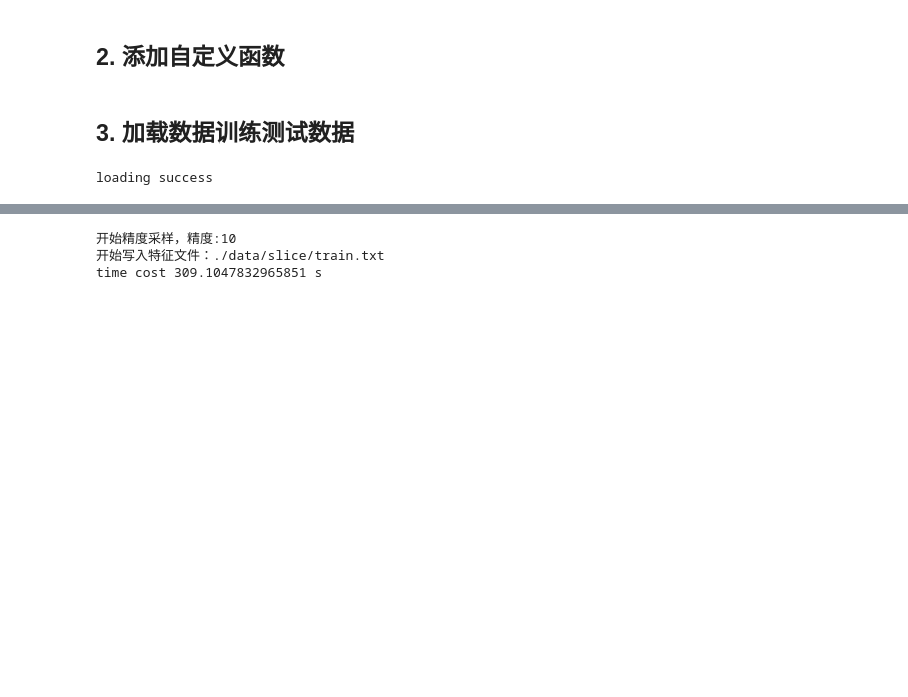
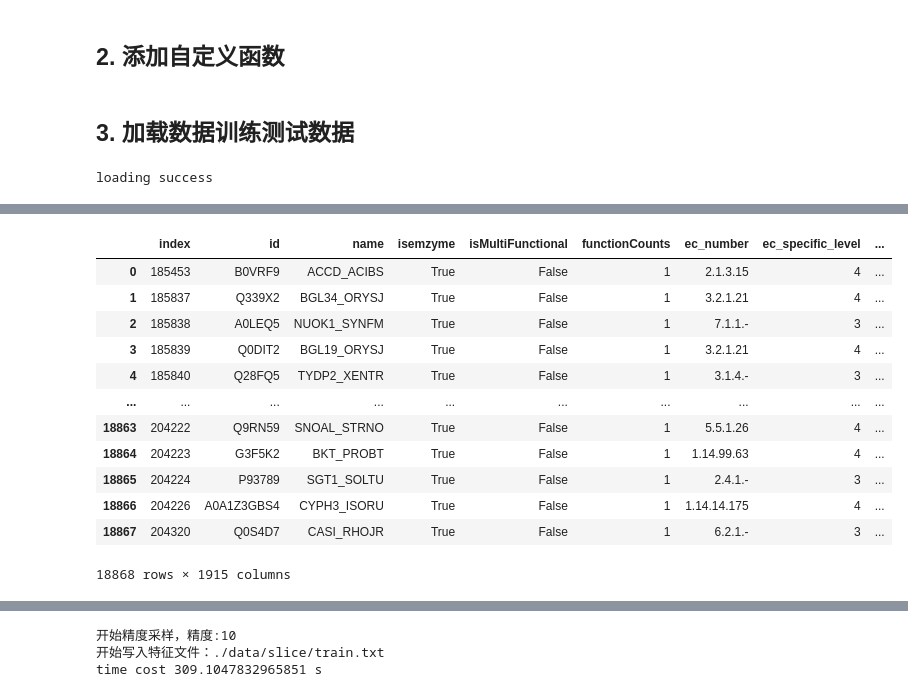
Before and after one commit to kingstdio/BioUniprot, a Jupyter notebook: tasks/task3/task3_slice.ipynb, the cells around one changed output, grey strips where cells are left out. Drawn from its saved outputs; the diff is of its cells as text; code cells hidden in the pictures; blank space fills up the shorter version.

```diff
--- a/tasks/task3/task3_slice.ipynb
+++ b/tasks/task3/task3_slice.ipynb
@@ -121,0 +147,16 @@ loading success
+# %%
+test
+# %% [output]
+|  | index | id | name | isemzyme | isMultiFunctional | functionCounts | ec_number | ec_specific_level | ... |
+| 0 | 185453 | B0VRF9 | ACCD_ACIBS | True | False | 1 | 2.1.3.15 | 4 | ... |
+| 1 | 185837 | Q339X2 | BGL34_ORYSJ | True | False | 1 | 3.2.1.21 | 4 | ... |
+| 2 | 185838 | A0LEQ5 | NUOK1_SYNFM | True | False | 1 | 7.1.1.- | 3 | ... |
+| 3 | 185839 | Q0DIT2 | BGL19_ORYSJ | True | False | 1 | 3.2.1.21 | 4 | ... |
+| 4 | 185840 | Q28FQ5 | TYDP2_XENTR | True | False | 1 | 3.1.4.- | 3 | ... |
+| ... | ... | ... | ... | ... | ... | ... | ... | ... | ... |
+| 18863 | 204222 | Q9RN59 | SNOAL_STRNO | True | False | 1 | 5.5.1.26 | 4 | ... |
+| 18864 | 204223 | G3F5K2 | BKT_PROBT | True | False | 1 | 1.14.99.63 | 4 | ... |
+| 18865 | 204224 | P93789 | SGT1_SOLTU | True | False | 1 | 2.4.1.- | 3 | ... |
+| 18866 | 204226 | A0A1Z3GBS4 | CYPH3_ISORU | True | False | 1 | 1.14.14.175 | 4 | ... |
+| 18867 | 204320 | Q0S4D7 | CASI_RHOJR | True | False | 1 | 6.2.1.- | 3 | ... |
+18868 rows × 1915 columns
```
Also changed, not shown: parts of 16 cells of this notebook, 9 other files.
